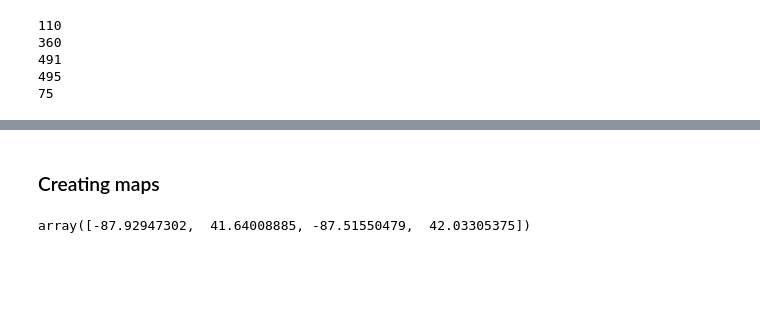
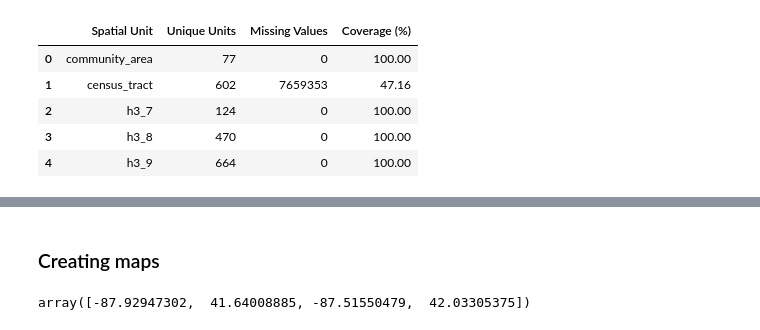
Before and after one commit to larissatheilmann/AAA_Project_Group7, a Jupyter notebook: notebooks/2.1 DescriptiveAnalysisSpatial.ipynb, the cells around one changed output, grey strips where cells are left out. Saved outputs shown, nothing was run; the diff lists cells and outputs as text; code cells hidden in the pictures; blank space fills up the shorter version.

```diff
--- a/notebooks/2.1 DescriptiveAnalysisSpatial.ipynb
+++ b/notebooks/2.1 DescriptiveAnalysisSpatial.ipynb
@@ -72,12 +89,0 @@ dropoff_spatial_units = {
-# %%
-print(taxi_trips['h3_index_pickup_7'].nunique())
-print(taxi_trips['h3_index_pickup_8'].nunique())
-print(taxi_trips['h3_index_pickup_9'].nunique())
-print(taxi_trips['Pickup Census Tract'].nunique())
-print(taxi_trips['Pickup Community Area'].nunique())
-# %% [output]
-110
-360
-491
-495
-75
@@ -84,3 +104,26 @@ print(taxi_trips['Pickup Community Area'].nunique())
+# %%
+overview = []
+
+for name, column in pickup_spatial_units.items():
+    overview.append({
+        "Spatial Unit": name,
+        "Unique Units": taxi_trips[column].nunique(dropna=True),
+        "Missing Values": taxi_trips[column].isna().sum(),
+        "Coverage (%)": round(
+            100 * (1 - taxi_trips[column].isna().mean()), 2
+        ),
+    })
+
+overview_df = pd.DataFrame(overview)
+
+overview_df
+# %% [output]
+|  | Spatial Unit | Unique Units | Missing Values | Coverage (%) |
+| 0 | community_area | 77 | 0 | 100.00 |
+| 1 | census_tract | 602 | 7659353 | 47.16 |
+| 2 | h3_7 | 124 | 0 | 100.00 |
+| 3 | h3_8 | 470 | 0 | 100.00 |
+| 4 | h3_9 | 664 | 0 | 100.00 |
 # %%
 (
     taxi_trips[["Pickup Census Tract", "h3_index_pickup_9"]]
```
Also changed, not shown: parts of 21 cells of this notebook.
